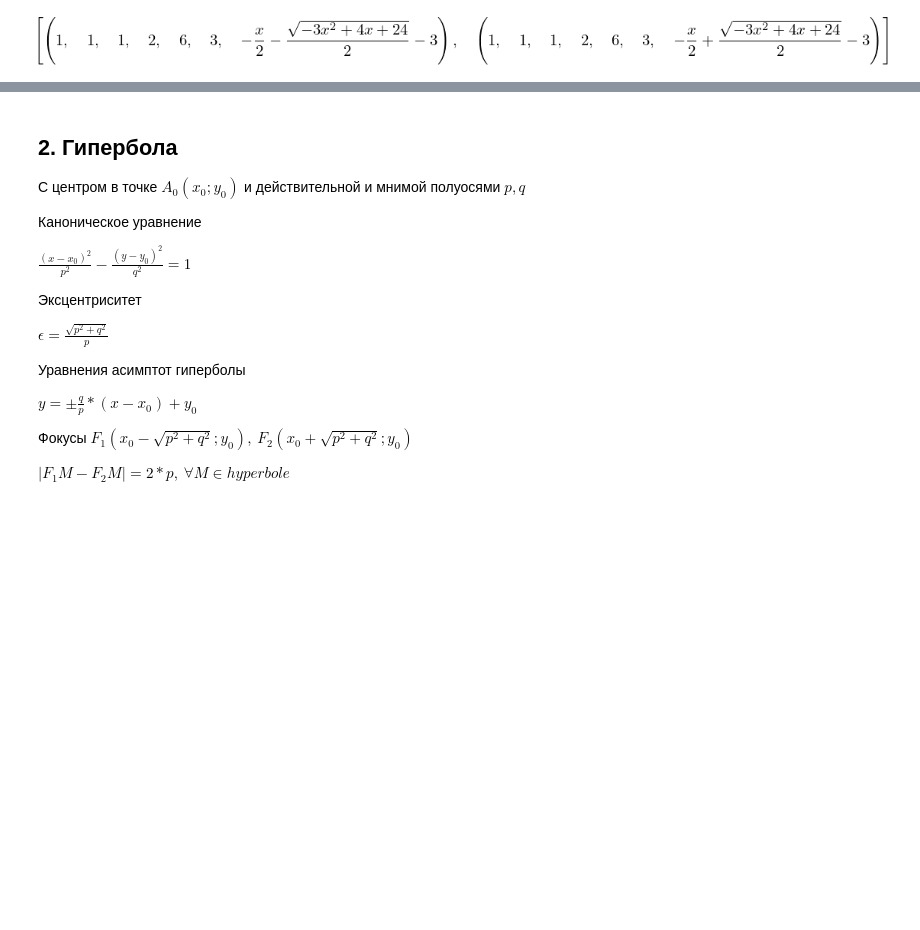
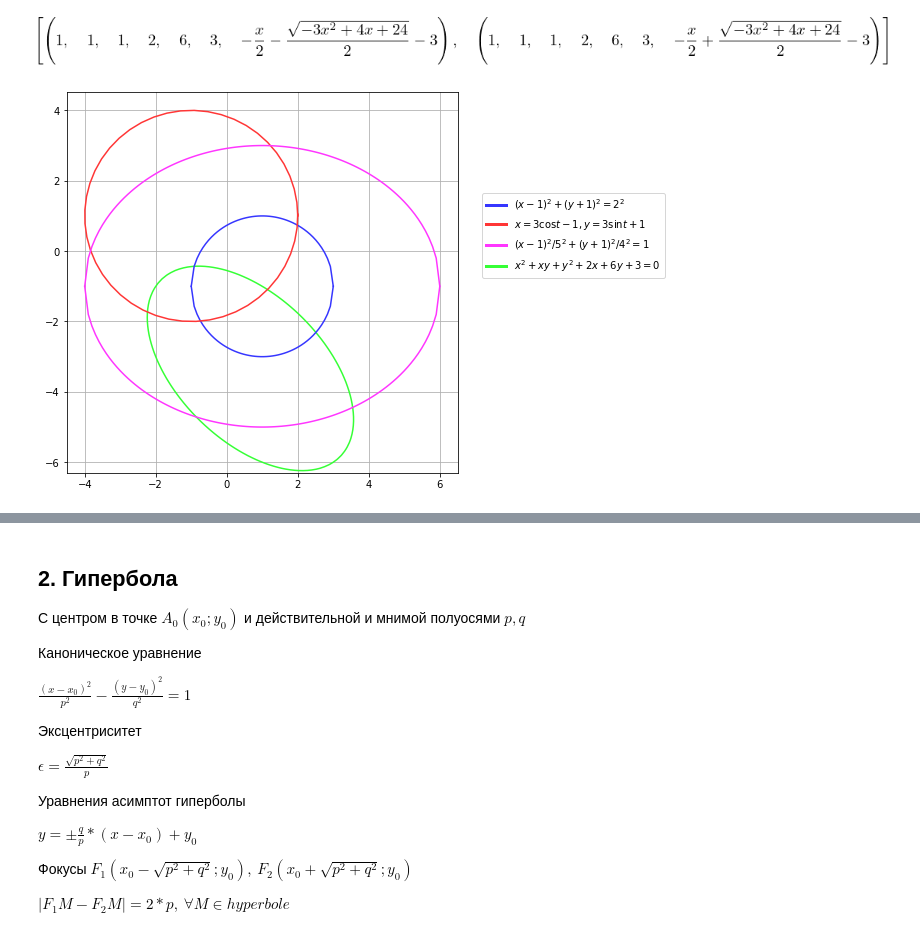
Before and after one commit to OlgaBelitskaya/linear_algebra_practice, a Jupyter notebook: work1_10.ipynb, the cells around one changed output, grey strips where cells are left out. Cells and saved outputs as stored; diff of their text form; code cells hidden in the pictures; blank space fills up the shorter version.

```diff
--- a/work1_10.ipynb
+++ b/work1_10.ipynb
@@ -191,3 +191,44 @@ sympy.solve([eq4, x0-1, y0+1, a-1, b-3], x0,y0,a,b,y)
 sympy.solve([eq5, a-1, b-1, c-1, d-2, e-6, f-3], a,b,c,d,e,f,y)
 # %% [output]
 [figure]
+# %%
+# numpy
+import numpy
+X1 = numpy.linspace(start=-1, stop=3, num=50)
+X2 = numpy.linspace(start=-4, stop=6, num=100)
+T = numpy.linspace(start=0, stop=6.3, num=50)
+X = numpy.linspace(start=-2.3, stop=3.6, num=50)
+Y = numpy.linspace(start=-6.3, stop=-0.3, num=50)
+X,Y = numpy.meshgrid(X,Y)
+
+def circle1(x0, y0, r, x):
+    return numpy.array([-(r**2-(x-x0)**2)**0.5+y0, (r**2-(x-x0)**2)**0.5+y0])
+def circle2(x0, y0, r, t):
+    return numpy.array([r*numpy.cos(t)+x0, r*numpy.sin(t)+y0])
+def ellipse1(x0, y0, p, q, x):
+    return numpy.array([q/p*(p**2-(x-x0)**2)**0.5+y0, -q/p*(p**2-(x-x0)**2)**0.5+y0])
+def ellipse2(a, b, c, d, e, f, x, y):
+    return a*x**2+b*x*y+c*y**2+d*x+e*y+f
+# %%
+import pylab as plt
+from matplotlib.lines import Line2D
+
+plt.figure(figsize=(7, 7))
+plt.plot(X1, circle1(1, -1, 2, X1)[0], color='#3636ff')
+plt.plot(X1, circle1(1, -1, 2, X1)[1], color='#3636ff')
+plt.plot(circle2(-1, 1, 3, T)[0], circle2(-1, 1, 3, T)[1], color='#ff3636')
+plt.plot(X2, ellipse1(1, -1, 5, 4, X2)[0], color='#ff36ff')
+plt.plot(X2, ellipse1(1, -1, 5, 4, X2)[1], color='#ff36ff')
+plt.contour(X,Y,ellipse2(1,1,1,2,6,3,X,Y), [0], colors=['#36ff36'])
+
+plt.grid()
+
+colors = ['#3636ff', '#ff3636', '#ff36ff', '#36ff36']
+lines = [Line2D([0], [0], color=c, linewidth=3, linestyle='-') for c in colors]
+labels = ['$(x-1)^2+(y+1)^2=2^2$', '$x=3 \cos t-1, y=3 \sin t+1$',
+          '$(x-1)^2/5^2+(y+1)^2/4^2=1$', '$x^2+xy+y^2+2x+6y+3=0$']
+plt.legend(lines, labels)
+plt.legend(lines, labels, bbox_to_anchor=(1.05, 0.5), loc=3)
+plt.show()
+# %% [output]
+[figure, added]
```
Also changed, not shown: parts of 7 cells of this notebook.
